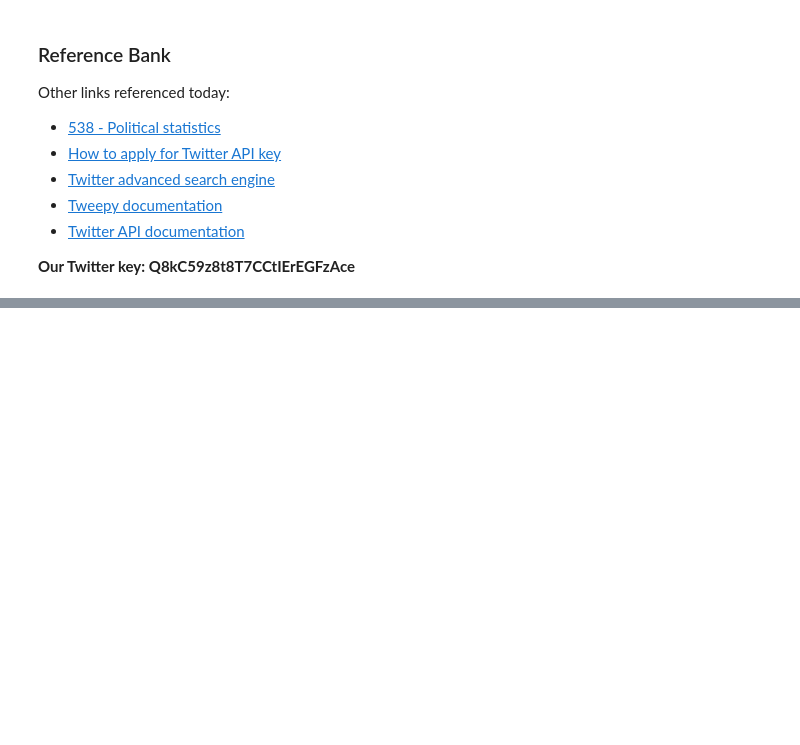
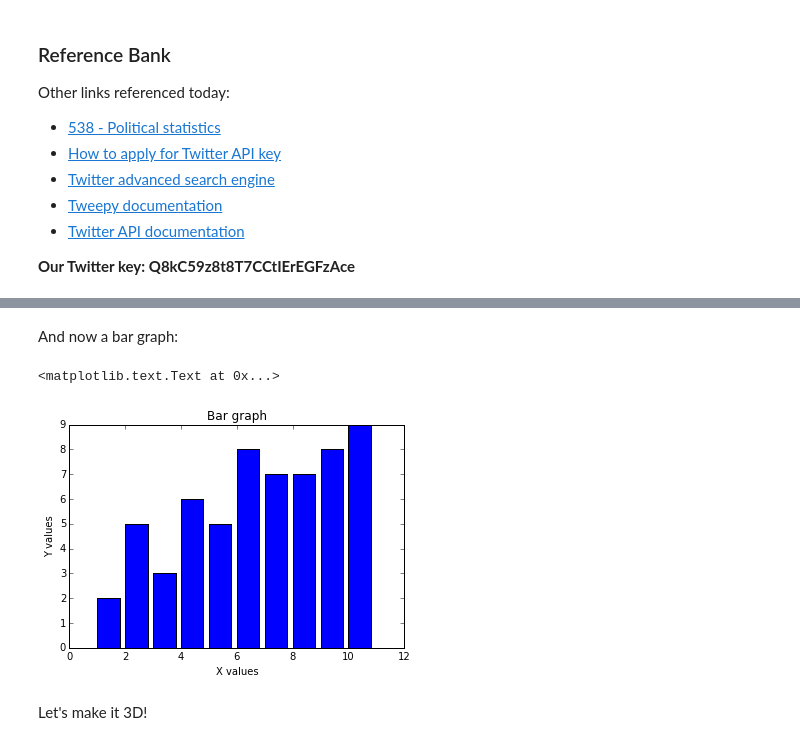
Before and after one commit to dlab-berkeley/python-berkeley, a Jupyter notebook: notebooks/project_3.ipynb, the cells around one changed output, grey strips where cells are left out. Cells and saved outputs as stored; diff of their text form; code cells hidden in the pictures; blank space fills up the shorter version.

```diff
--- a/notebooks/project_3.ipynb
+++ b/notebooks/project_3.ipynb
@@ -59,0 +167,13 @@ RT @5hofgomez: HILLARY. FOR. PRESIDENT.
+# %% [markdown]
+And now a bar graph:
+# %%
+# A bar graph, with the same data
+plt.bar(x, y)
+plt.title("Bar graph")
+plt.xlabel("X values")
+plt.ylabel("Y values")
+# %% [output]
+<matplotlib.text.Text at 0x...>
+[figure, added]
+# %% [markdown]
+Let's make it 3D!
```
Also changed, not shown: parts of 46 cells of this notebook, 10 other files.
